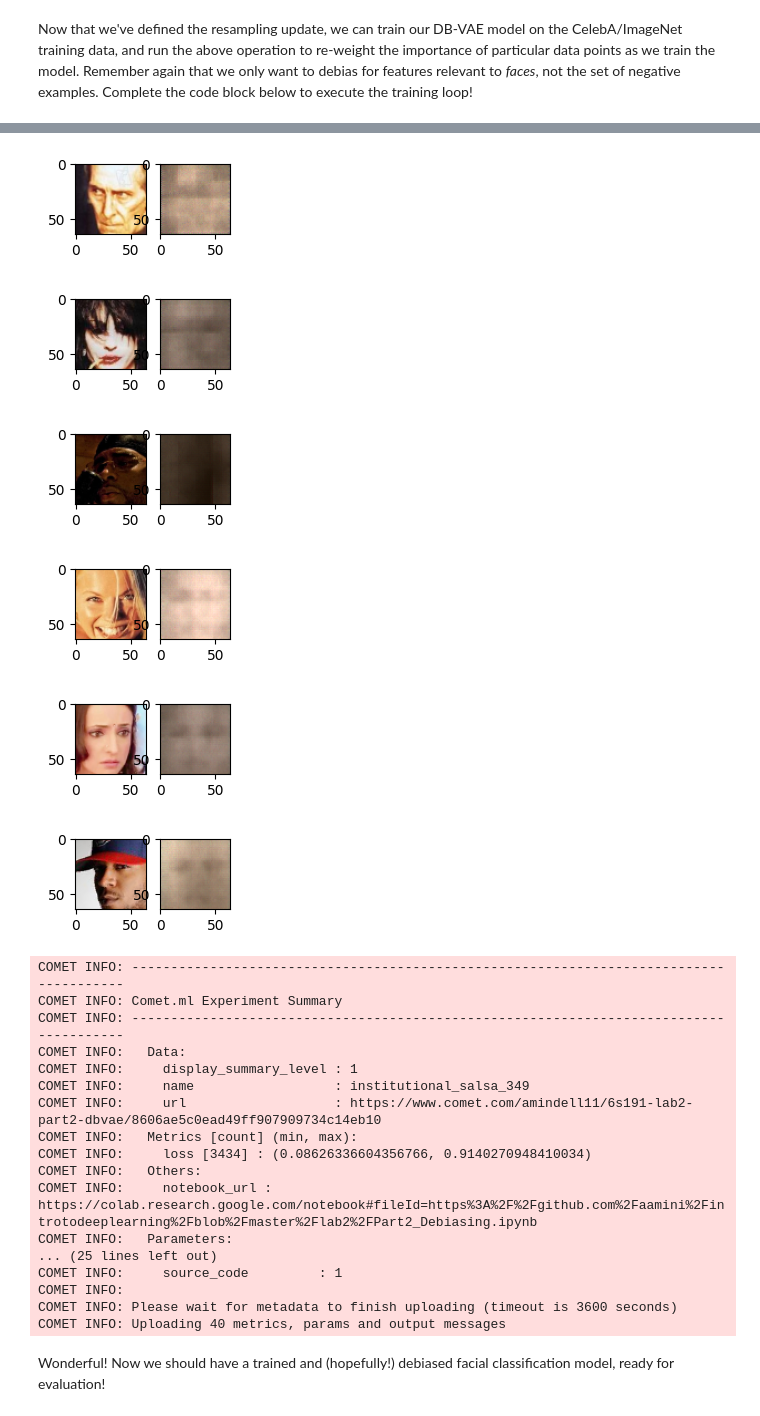
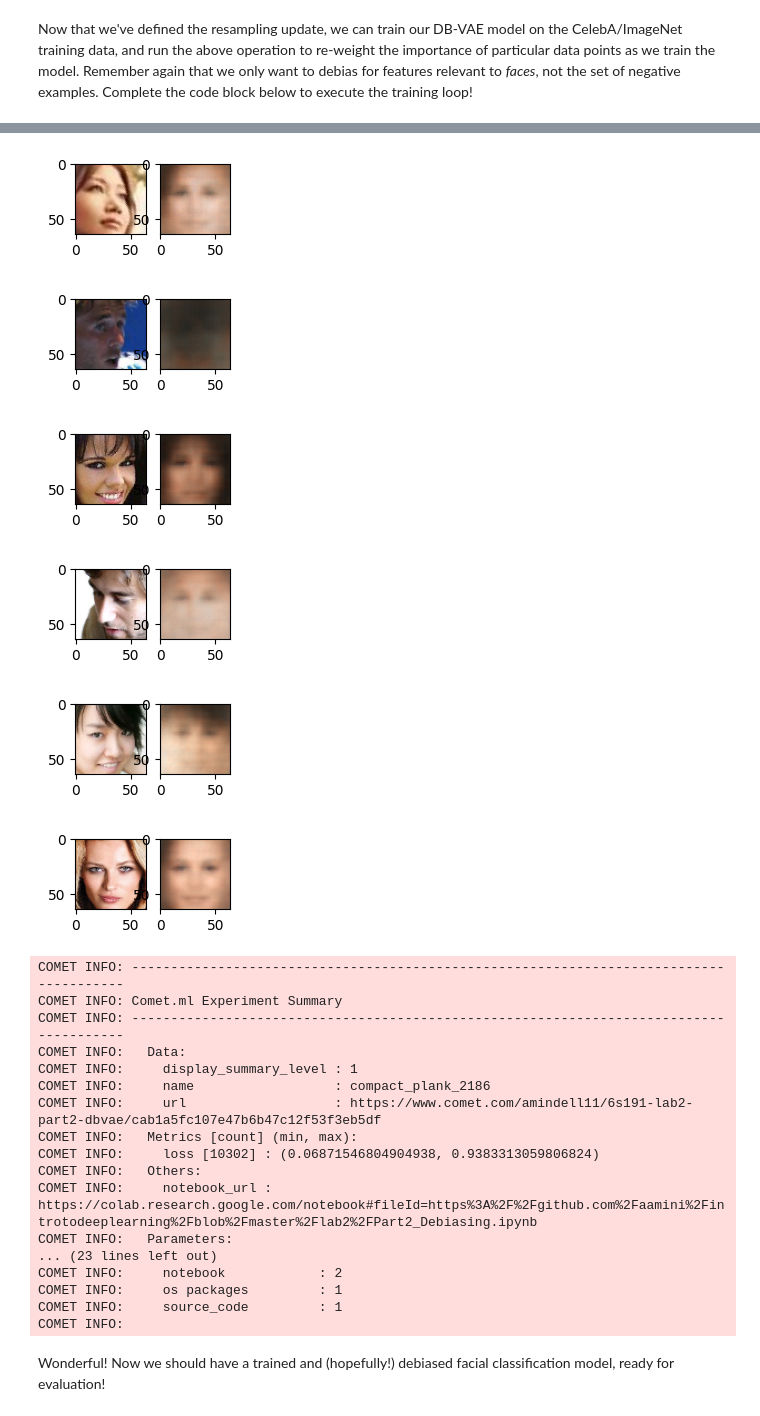
Before and after one commit to amindell11/6.S191, a Jupyter notebook: lab2/Part2_Debiasing.ipynb, the cells around one changed output, grey strips where cells are left out. Drawn from its saved outputs; the diff is of its cells as text; code cells hidden in the pictures.

```diff
--- a/lab2/Part2_Debiasing.ipynb
+++ b/lab2/Part2_Debiasing.ipynb
@@ -331,7 +331,7 @@ where $c$ is a weighting coefficient used for regularization. Now we're ready to
       encoded log of standard deviation logsigma,
       weight parameter for the latent loss kl_weight
 '''
-def vae_loss_function(x, x_recon, mu, logsigma, kl_weight=0.0005):
+def vae_loss_function(x, x_recon, mu, logsigma, kl_weight=0.00025):
   # TODO: Define the latent loss. Note this is given in the equation for L_{KL}
   # in the text block directly above
   latent_loss = 1/2 * tf.reduce_sum(tf.exp(logsigma) + mu**2 - 1 - logsigma)
@@ -625,7 +625,7 @@ params = dict(
   batch_size = 32,
   learning_rate = 5e-4,
   latent_dim = 100,
-  num_epochs = 1, #DB-VAE needs slightly more epochs to train
+  num_epochs = 3, #DB-VAE needs slightly more epochs to train
 )
 
 experiment = create_experiment("6S191_Lab2_Part2_DBVAE", params)
@@ -693,26 +693,26 @@ Recomputing the sampling probabilities
-[figure, old version]
+[figure, new version]
-[figure, old version]
+[figure, new version]
-[figure, old version]
+[figure, new version]
-[figure, old version]
+[figure, new version]
-[figure, old version]
+[figure, new version]
-[figure, old version]
+[figure, new version]
 COMET INFO: ---------------------------------------------------------------------------------------
 COMET INFO: Comet.ml Experiment Summary
 COMET INFO: ---------------------------------------------------------------------------------------
 COMET INFO:   Data:
 COMET INFO:     display_summary_level : 1
-COMET INFO:     name                  : institutional_salsa_349
-COMET INFO:     url                   : https://www.comet.com/amindell11/6s191-lab2-part2-dbvae/8606ae5c0ead49ff907909734c14eb10
+COMET INFO:     name                  : compact_plank_2186
+COMET INFO:     url                   : https://www.comet.com/amindell11/6s191-lab2-part2-dbvae/cab1a5fc107e47b6b47c12f53f3eb5df
 COMET INFO:   Metrics [count] (min, max):
-COMET INFO:     loss [3434] : (0.08626336604356766, 0.9140270948410034)
+COMET INFO:     loss [10302] : (0.06871546804904938, 0.9383313059806824)
 COMET INFO:   Others:
 COMET INFO:     notebook_url : https://colab.research.google.com/notebook#fileId=https%3A%2F%2Fgithub.com%2Faamini%2Fintrotodeeplearning%2Fblob%2Fmaster%2Flab2%2FPart2_Debiasing.ipynb
 COMET INFO:   Parameters:
-... (25 lines left out)
+... (23 lines left out)
+COMET INFO:     notebook            : 2
+COMET INFO:     os packages         : 1
 COMET INFO:     source_code         : 1
 COMET INFO:
-COMET INFO: Please wait for metadata to finish uploading (timeout is 3600 seconds)
-COMET INFO: Uploading 40 metrics, params and output messages
 # %% [markdown]
 Wonderful! Now we should have a trained and (hopefully!) debiased facial classification model, ready for evaluation!
 # %% [markdown]
```
Also changed, not shown: parts of 2 cells of this notebook.
